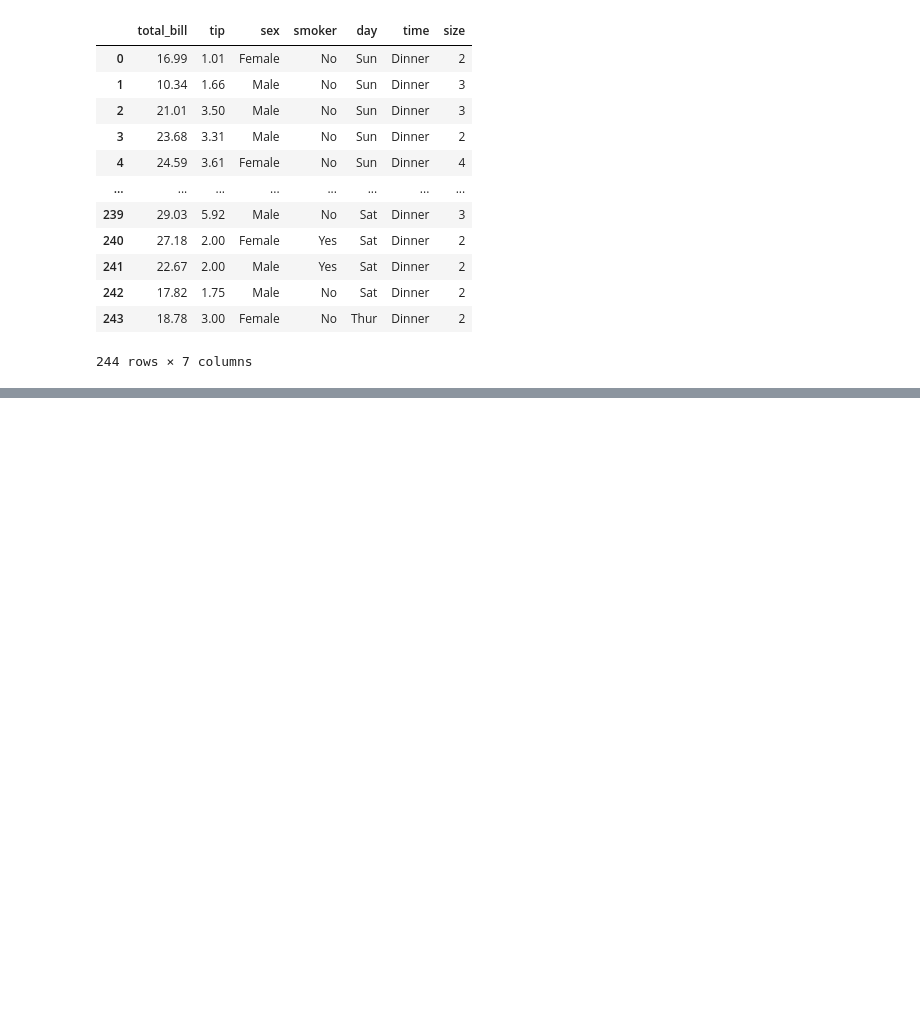
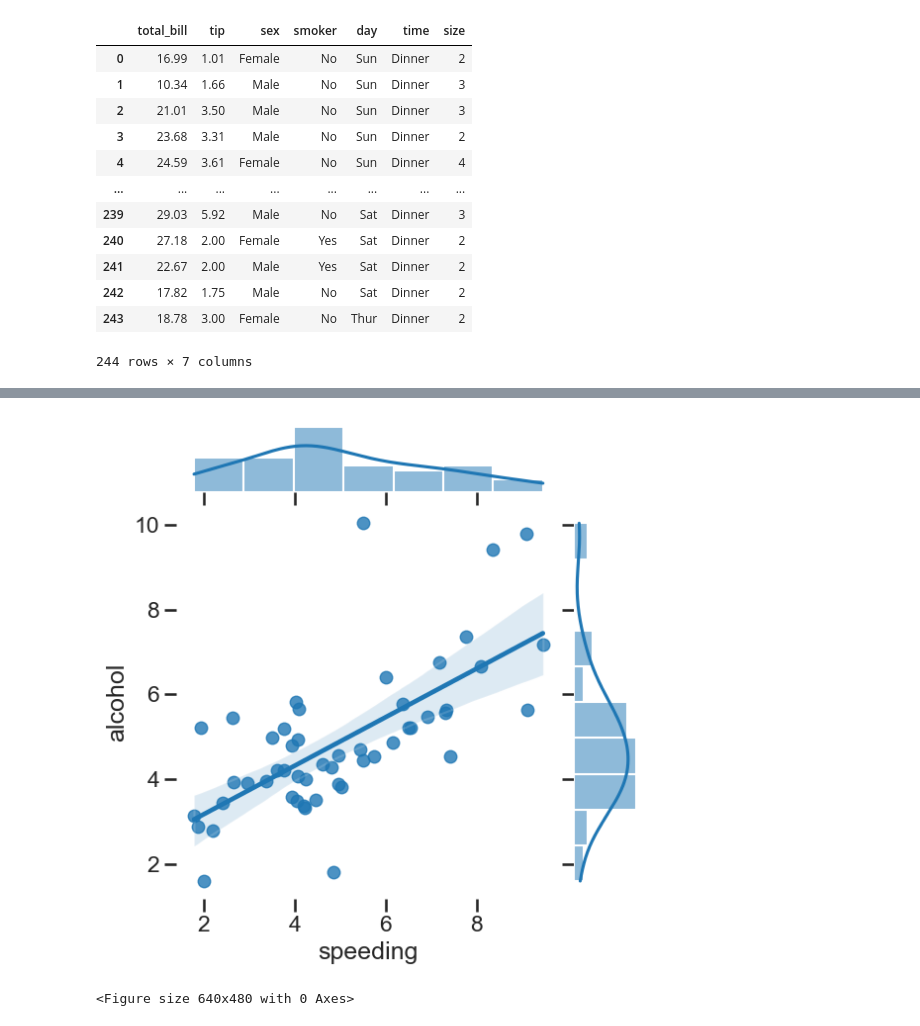
Before and after one commit to nando0307/machine-learning, a Jupyter notebook: Learning/seaborn_learn/seaborn_learn.ipynb, the cells around one changed output, grey strips where cells are left out. Cells and saved outputs as stored; diff of their text form; code cells hidden in the pictures; blank space fills up the shorter version.

```diff
--- a/Learning/seaborn_learn/seaborn_learn.ipynb
+++ b/Learning/seaborn_learn/seaborn_learn.ipynb
@@ -98,0 +106,12 @@ tips_df
+# %%
+sns.set_style('ticks')
+# %%
+sns.jointplot(x = 'speeding', y = 'alcohol', data = crash_df, kind = 'reg')
+sns.despine(left=True, bottom=True)
+sns.set_context('talk')
+# %% [output]
+[figure, added]
+# %%
+sns.despine(left=True, bottom=True)
+# %% [output]
+<Figure size 640x480 with 0 Axes>
```
Also changed, not shown: parts of 7 cells of this notebook, 1 other file.
